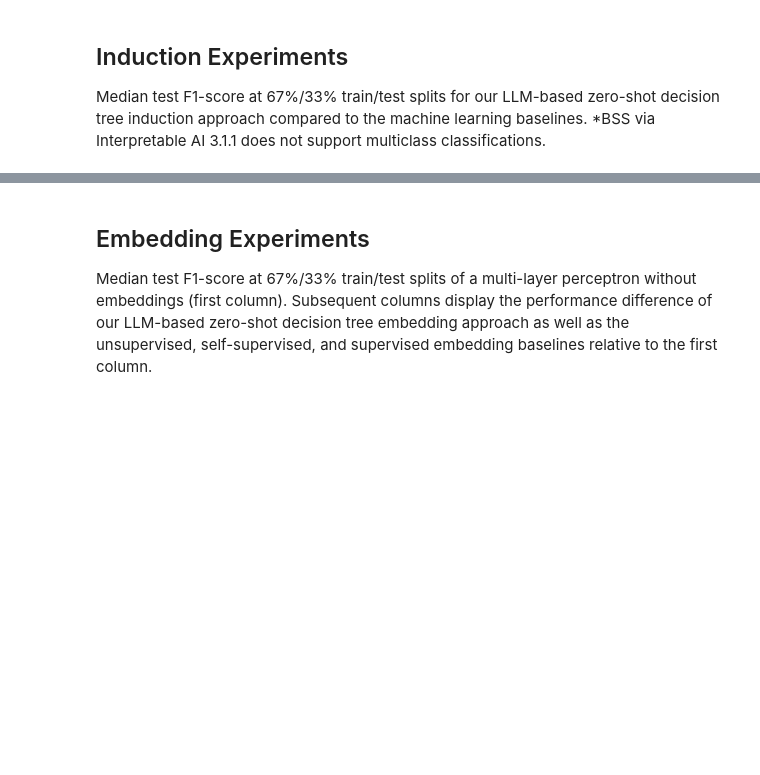
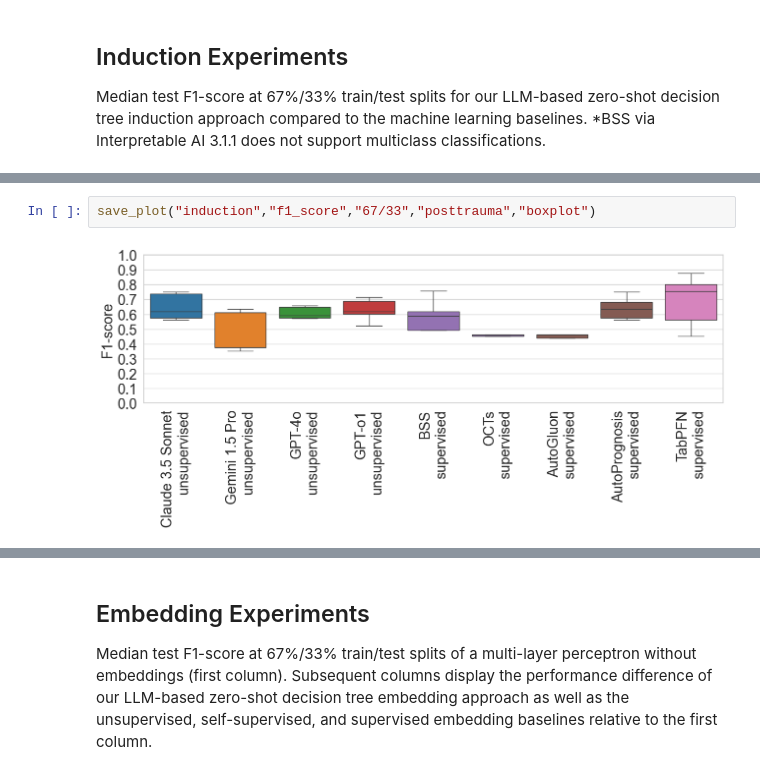
Before and after one commit to steroSterka/llm-trees, a Jupyter notebook: ecml_evalutation.ipynb, the cells around one changed output, grey strips where cells are left out. Drawn from its saved outputs; the diff is of its cells as text; blank space fills up the shorter version.

Commit message:
extended results notebook with plots for the main experiments

```diff
--- a/ecml_evalutation.ipynb
+++ b/ecml_evalutation.ipynb
@@ -62,0 +56,4 @@ FileNotFoundError: [Errno 2] No such file or directory: '../plots/boxplot_induct
+# %%
+save_plot("induction","f1_score","67/33","posttrauma","boxplot")
+# %% [output]
+[figure, added]
```
Also changed, not shown: parts of 22 cells of this notebook, 1 other file.
